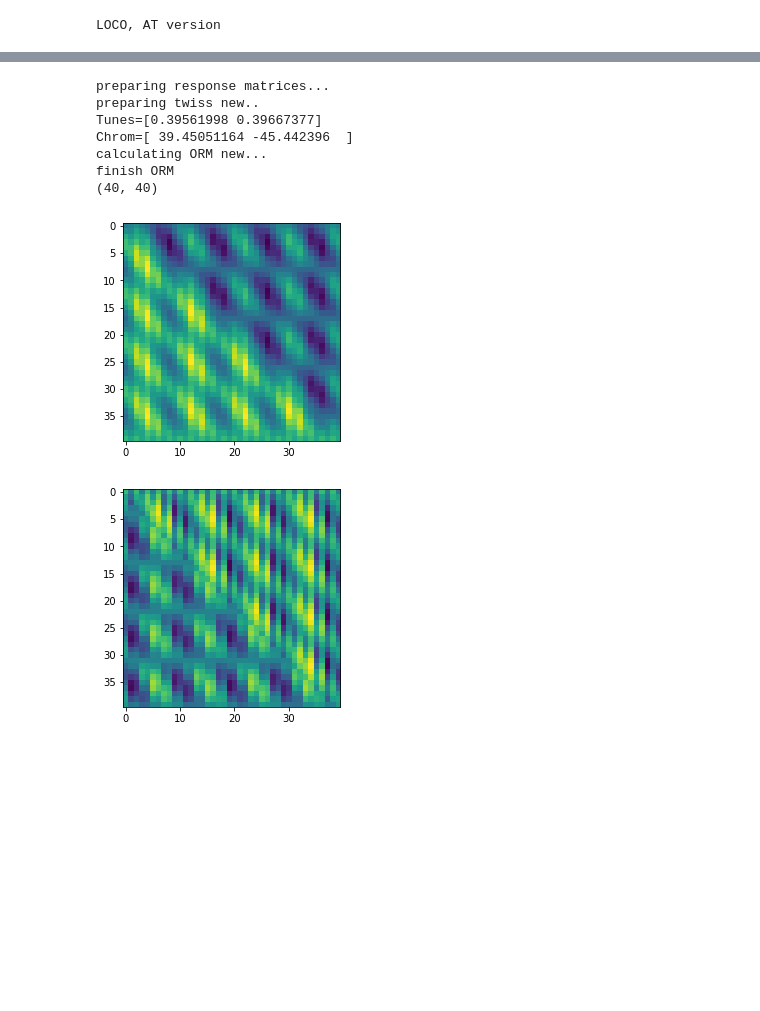
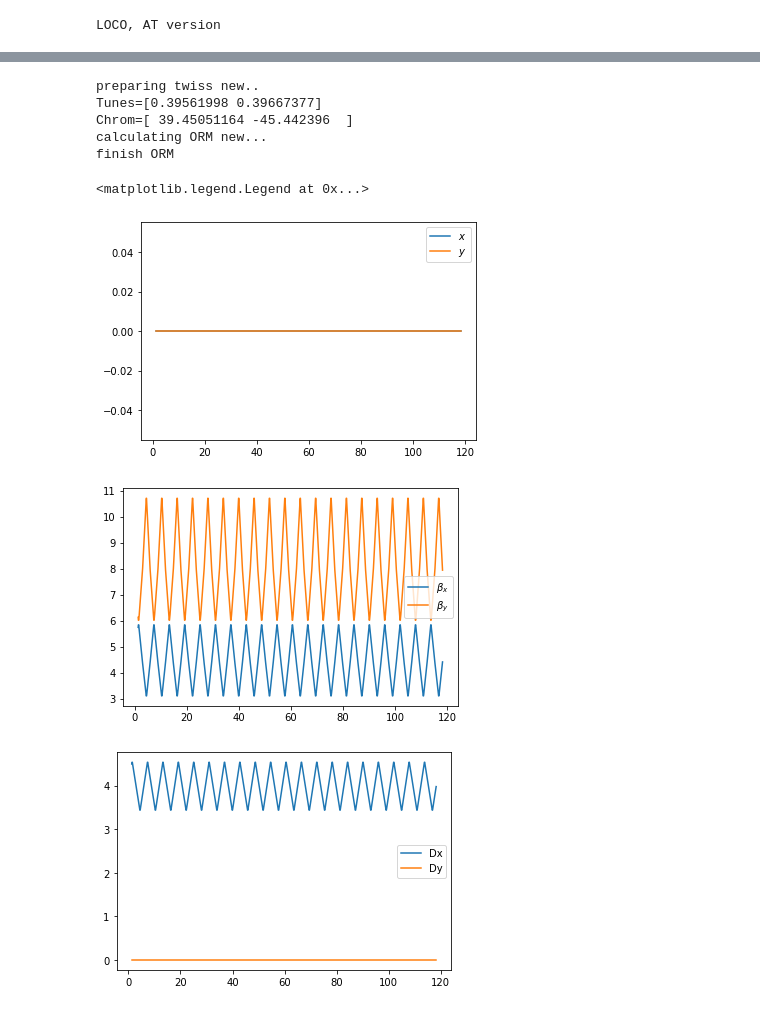
Before and after one commit to iagapov/pyat-loco, a Jupyter notebook: fodo_loco/fodo_loco_at.ipynb, the cells around one changed output, grey strips where cells are left out. Drawn from its saved outputs; the diff is of its cells as text; code cells hidden in the pictures; blank space fills up the shorter version.

Commit message:
Updates on plotting the optics, creating the response matrices and simulating the perturbed machine (1st_cell_at) (modified files: loco + fodo_loco_at)

```diff
--- a/fodo_loco/fodo_loco_at.ipynb
+++ b/fodo_loco/fodo_loco_at.ipynb
@@ -170,33 +128,31 @@ Chrom=[ 39.45051164 -45.442396  ]
 # %%
 loco = Loco(engine='at')
 loco.lattice = ring
 loco.verbose = False
 loco.correctors_indexes=get_refpts(ring, elements.Corrector)
 loco.BPM_indexes=get_refpts(ring, elements.Monitor)
 vis = False
 loco.dkick = 0.001
+loco.prepareTwiss()
 
-print('preparing response matrices...')
-loco.prepareTwiss()
-#print(loco.opt[2])
-#print(loco.Cx)
-#print(loco.Cy)
-print(shape(loco.Cx))
-
+p1,=plt.plot(loco.opt[3].s_pos,loco.opt[3].closed_orbit[:,0])
+p2,=plt.plot(loco.opt[3].s_pos,loco.opt[3].closed_orbit[:,1])
+plt.legend([p1,p2],[r'$x$',r'$y$'])
 plt.figure()
-imshow(loco.Cx)
-plt.show()
-
+p1,=plt.plot(loco.opt[3].s_pos,loco.opt[3].beta[:,0])
+p2,=plt.plot(loco.opt[3].s_pos,loco.opt[3].beta[:,1])
+plt.legend([p1,p2],[r'$\beta_x$',r'$\beta_y$'])
 plt.figure()
-imshow(loco.Cy)
-plt.show()
+p1,=plt.plot(loco.opt[3].s_pos,loco.opt[3].dispersion[:,0])
+p2,=plt.plot(loco.opt[3].s_pos,loco.opt[3].dispersion[:,2])
+plt.legend([p1,p2],['Dx','Dy'])
 # %% [output]
-preparing response matrices...
 preparing twiss new..
 Tunes=[0.39561998 0.39667377]
 Chrom=[ 39.45051164 -45.442396  ]
 calculating ORM new...
 finish ORM
-(40, 40)
+<matplotlib.legend.Legend at 0x...>
-[figure, old version]
+[figure, new version]
-[figure, old version]
+[figure, new version]
+[figure, added]
```
Also changed, not shown: parts of 6 cells of this notebook, 1 other file.
